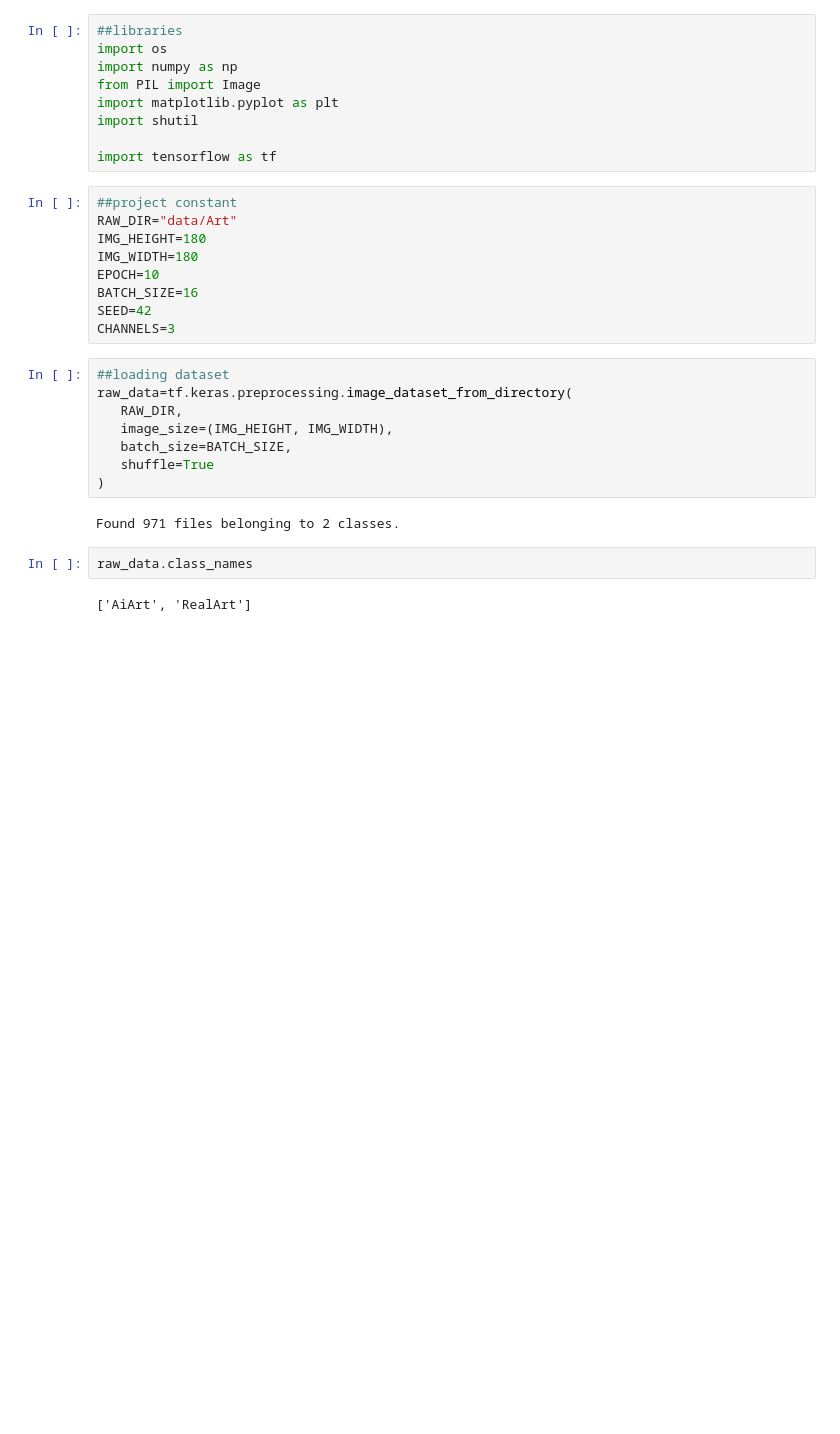
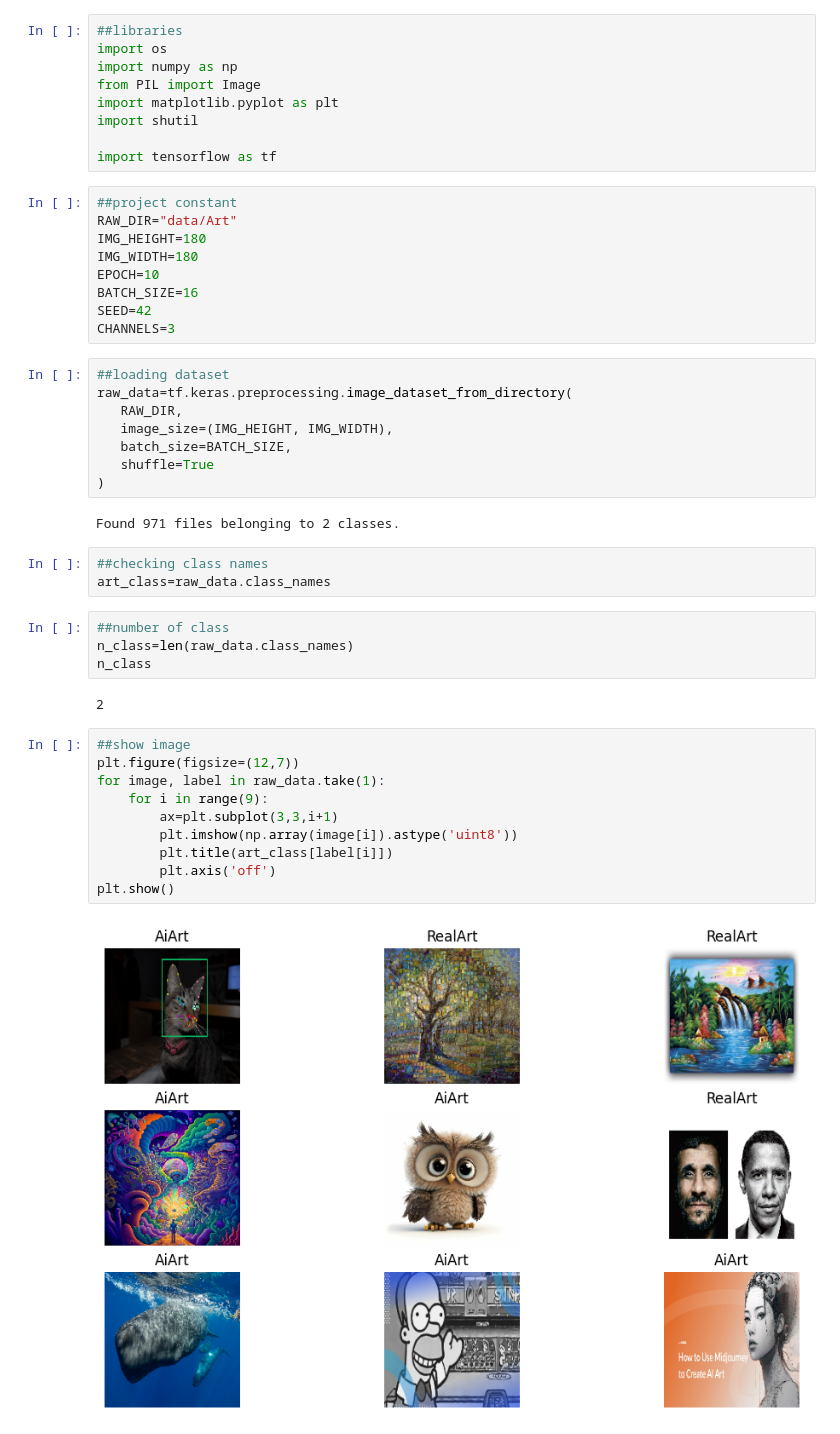
Before and after one commit to Saroj94/CNN-AI-and-Real-art-classification, a Jupyter notebook: artclass.ipynb, the cells around one changed output. Saved outputs shown, nothing was run; the diff lists cells and outputs as text; blank space fills up the shorter version.

Commit message:
image display

```diff
--- a/artclass.ipynb
+++ b/artclass.ipynb
@@ -27,6 +27,23 @@ raw_data=tf.keras.preprocessing.image_dataset_from_directory(
 # %% [output]
 Found 971 files belonging to 2 classes.
 # %%
-raw_data.class_names
+##checking class names
+art_class=raw_data.class_names
-# %% [output]
-['AiArt', 'RealArt']
+# %%
+##number of class
+n_class=len(raw_data.class_names)
+n_class
+# %% [output]
+2
+# %%
+##show image
+plt.figure(figsize=(12,7))
+for image, label in raw_data.take(1):
+    for i in range(9):
+        ax=plt.subplot(3,3,i+1)
+        plt.imshow(np.array(image[i]).astype('uint8'))
+        plt.title(art_class[label[i]])
+        plt.axis('off')
+plt.show()
+# %% [output]
+[figure, added]
```
Also changed, not shown: parts of 1 cell of this notebook.
